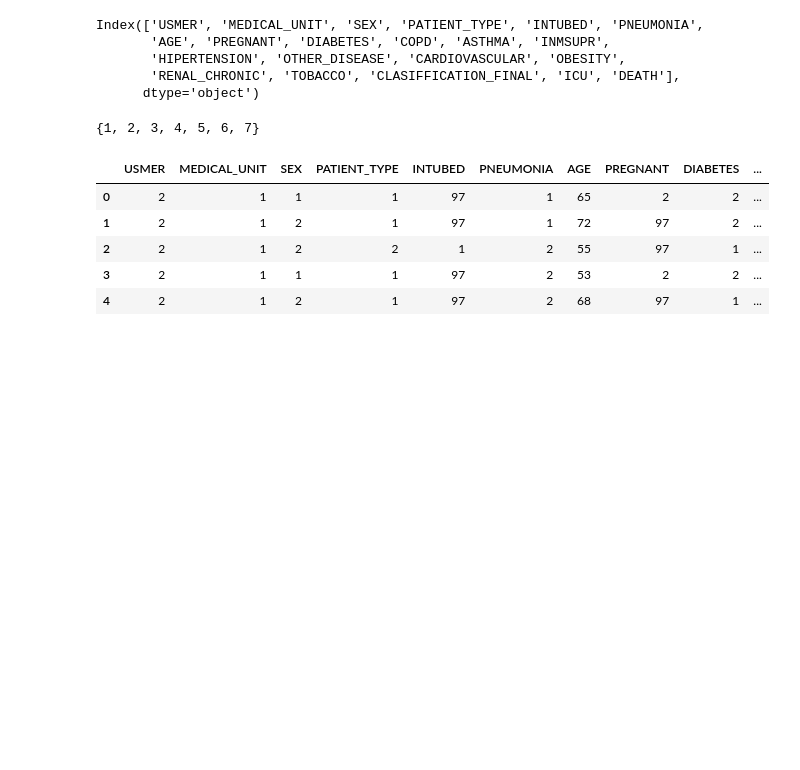
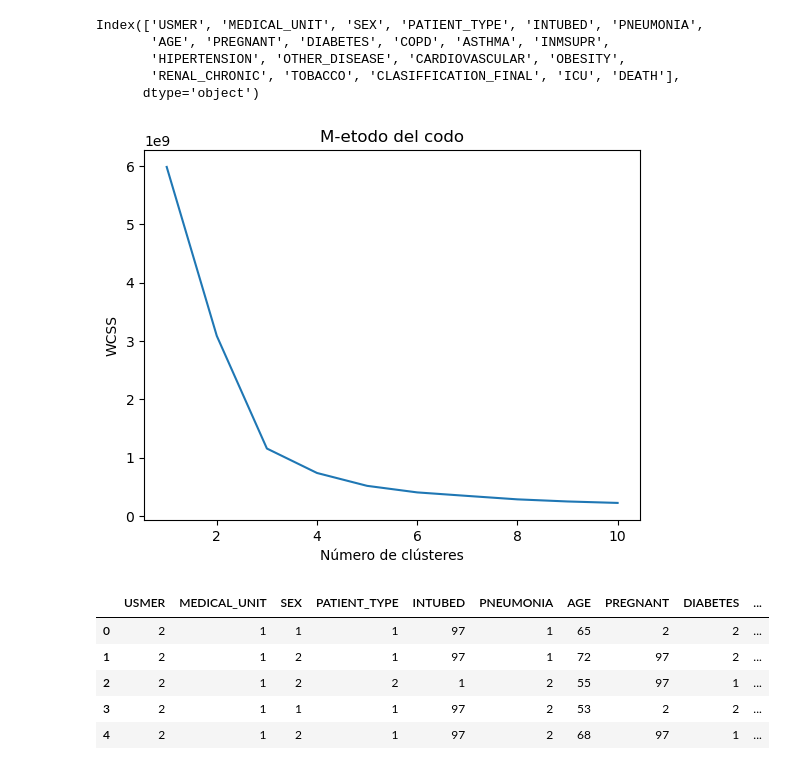
Before and after one commit to agonben23/aws-projects-23_24, a Jupyter notebook: ejercicio1.ipynb, the cells around one changed output. Drawn from its saved outputs; the diff is of its cells as text; code cells hidden in the pictures; blank space fills up the shorter version.

```diff
--- a/ejercicio1.ipynb
+++ b/ejercicio1.ipynb
@@ -65,11 +66,22 @@ Index(['USMER', 'MEDICAL_UNIT', 'SEX', 'PATIENT_TYPE', 'INTUBED', 'PNEUMONIA',
        'HIPERTENSION', 'OTHER_DISEASE', 'CARDIOVASCULAR', 'OBESITY',
        'RENAL_CHRONIC', 'TOBACCO', 'CLASIFFICATION_FINAL', 'ICU', 'DEATH'],
       dtype='object')
-# %%
-set(covid_data["CLASIFFICATION_FINAL"].to_list())
-# %% [output]
-{1, 2, 3, 4, 5, 6, 7}
 # %%
 covid_data_sc = covid_data.drop(labels=["CLASIFFICATION_FINAL"],
                     axis=1)
+# %%
+wcss = []
+for i in range(1, 11):
+    kmeans_prueba = KMeans(n_clusters = i, init = 'k-means++', random_state = 42)
+    kmeans_prueba.fit(covid_data_sc)
+    wcss.append(kmeans_prueba.inertia_)
+
+# Grafica de la suma de las distancias
+plt.plot(range(1, 11), wcss)
+plt.title('M-etodo del codo')
+plt.xlabel('Número de clústeres')
+plt.ylabel('WCSS')
+plt.show()
+# %% [output]
+[figure, added]
 # %%
```
Also changed, not shown: parts of 6 cells of this notebook, 5 other files.
